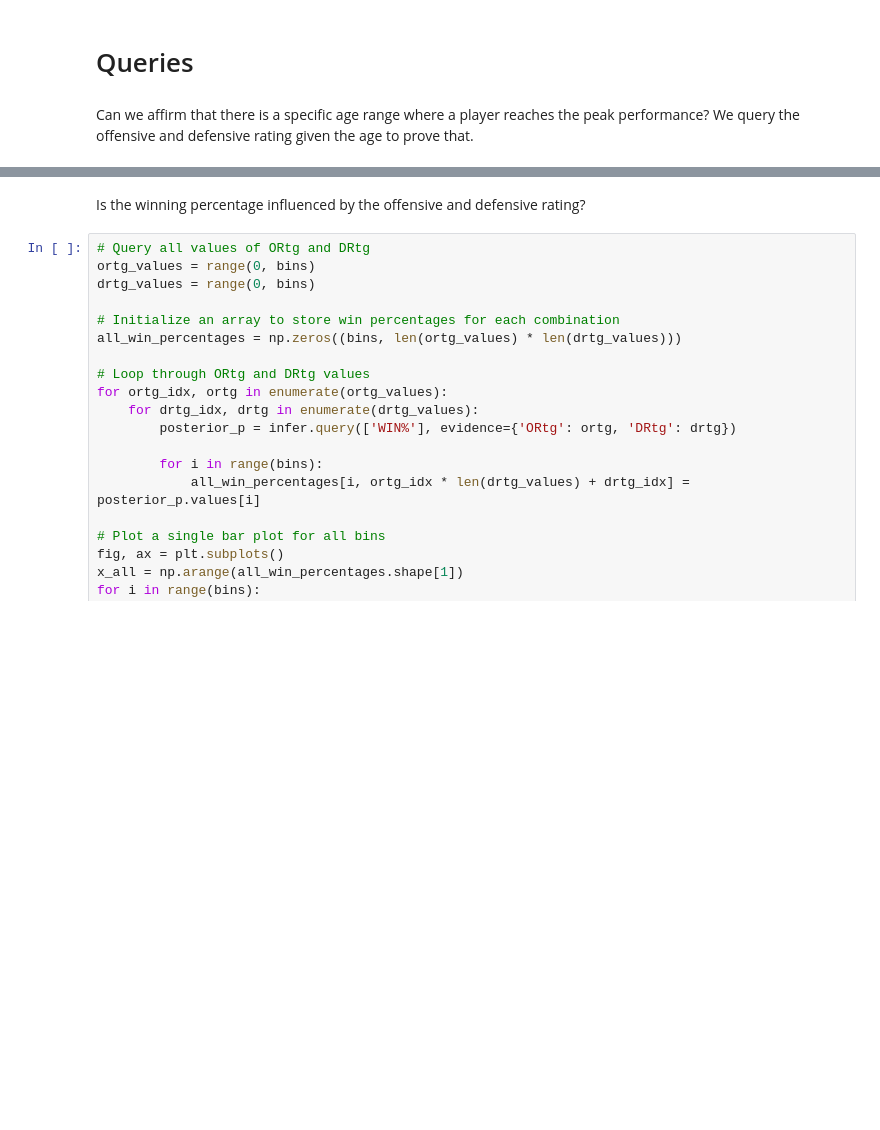
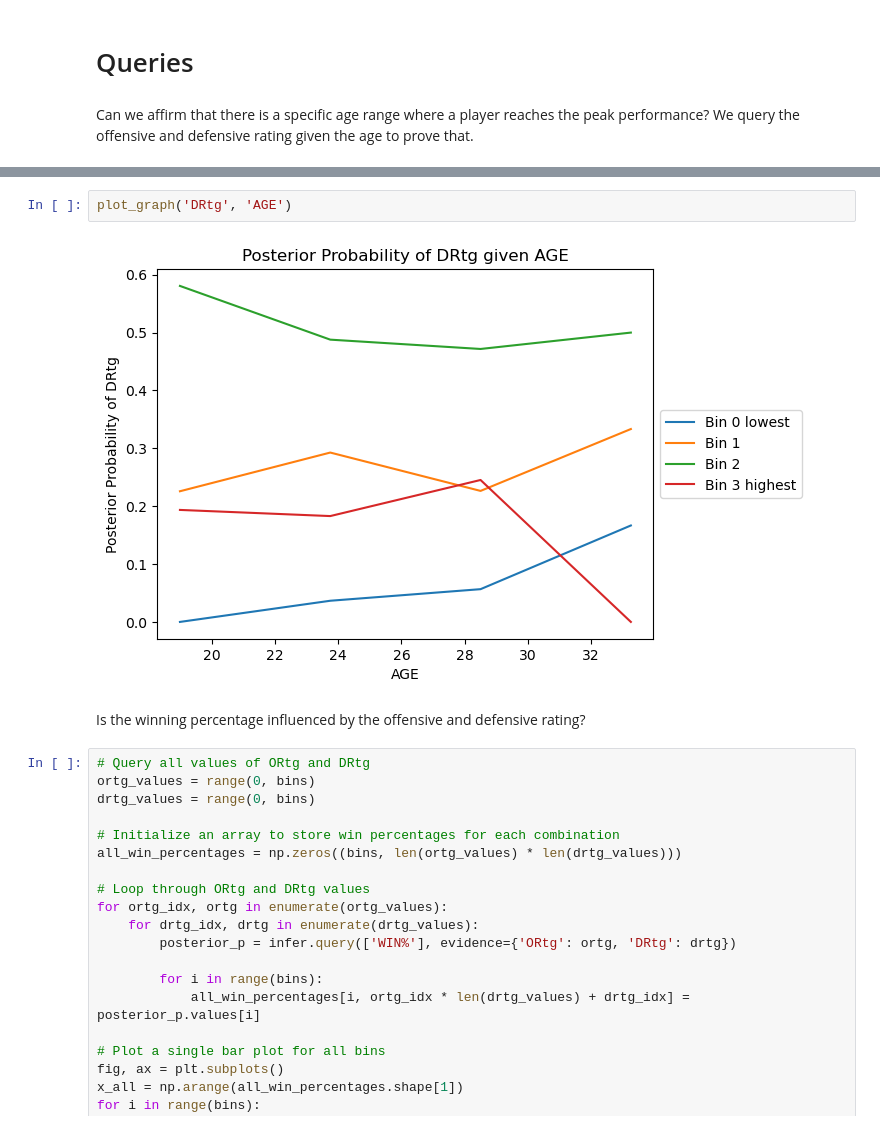
Before and after one commit to CacioCavalloIsNotReal/FAIKR_project_NBA, a Jupyter notebook: project.ipynb, the cells around one changed output, grey strips where cells are left out. Cells and saved outputs as stored; diff of their text form; blank space fills up the shorter version.

```diff
--- a/project.ipynb
+++ b/project.ipynb
@@ -691,3 +665,7 @@ plt.show()
+# %%
+plot_graph('DRtg', 'AGE')
+# %% [output]
+[figure, added]
 # %% [markdown]
 Is the winning percentage influenced by the offensive and defensive rating?
 # %%
```
Also changed, not shown: parts of 13 cells of this notebook.
